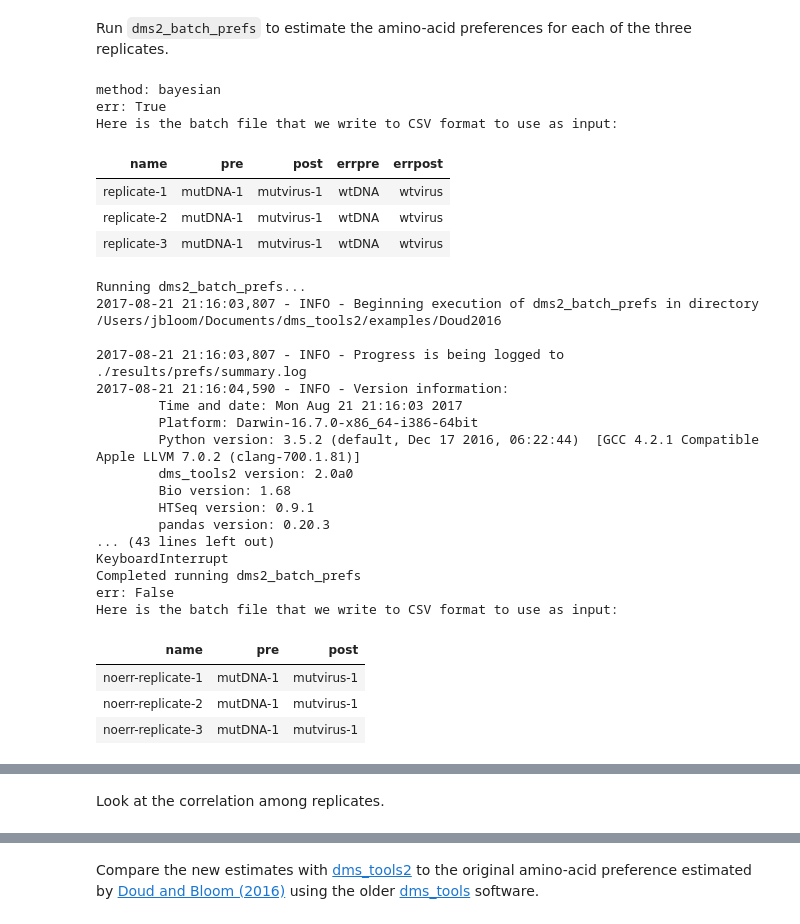
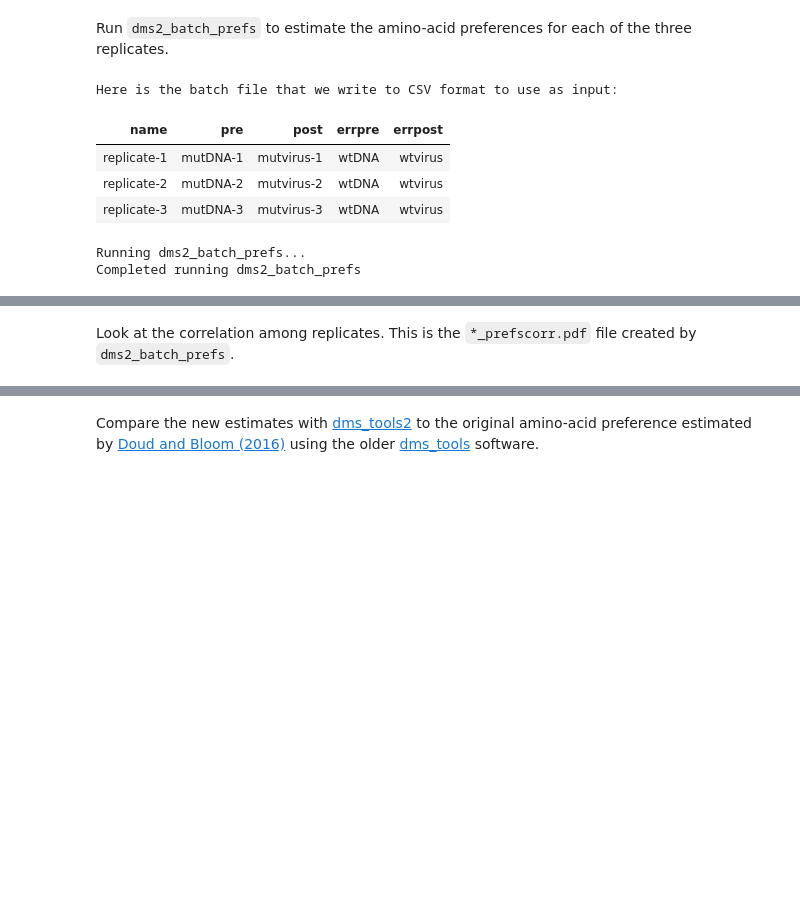
Before and after one commit to jbloomlab/dms_tools2, a Jupyter notebook: examples/Doud2016/analysis_notebook.ipynb, the cells around one changed output, grey strips where cells are left out. Drawn from its saved outputs; the diff is of its cells as text; code cells hidden in the pictures; blank space fills up the shorter version.

```diff
--- a/examples/Doud2016/analysis_notebook.ipynb
+++ b/examples/Doud2016/analysis_notebook.ipynb
@@ -297,71 +297,34 @@ Run `dms2_batch_prefs` to estimate the amino-acid preferences for each of the th
 # %%
 # prefs placed in this directory
 prefsdir = os.path.join(resultsdir, 'prefs')
 if not os.path.isdir(prefsdir):
     os.mkdir(prefsdir)
 
-allnames = []
-for method in ['bayesian', 'ratio']:
-    print("method: {0}".format(method))
-    for err in [True, False]:
-        print("err: {0}".format(err))
-        nameprefix = ''
-        if method == 'ratio':
-            nameprefix += 'ratio-'
-        if not err:
-            nameprefix += 'noerr-'
-        # create batch file for dms2_batch_prefs
-        prefsbatch = pandas.DataFrame(
-                columns=['name', 'pre', 'post', 'errpre', 'errpost'],
-                data=[
-                    ('{0}replicate-{1}'.format(nameprefix, r),
-                        'mutDNA-1', 'mutvirus-1', 'wtDNA',  'wtvirus') for r in [1, 2, 3]
-                ])
-        if not err:
-            prefsbatch = prefsbatch[['name', 'pre', 'post']]
+# create batch file for dms2_batch_prefs
+prefsbatch = pandas.DataFrame(
+        columns=['name', 'pre', 'post', 'errpre', 'errpost'],
+        data=[('replicate-1', 'mutDNA-1', 'mutvirus-1', 'wtDNA', 'wtvirus'),
+              ('replicate-2', 'mutDNA-2', 'mutvirus-2', 'wtDNA', 'wtvirus'),
+              ('replicate-3', 'mutDNA-3', 'mutvirus-3', 'wtDNA', 'wtvirus')]
+        )
+prefsbatchfile = os.path.join(prefsdir, 'batch.csv')
+print("Here is the batch file that we write to CSV format to use as input:")
+display(HTML(prefsbatch.to_html(index=False)))
+prefsbatch.to_csv(prefsbatchfile, index=False)
 
-        prefsbatchfile = os.path.join(prefsdir, 'batch.csv')
-        print("Here is the batch file that we write to CSV format to use as input:")
-        display(HTML(prefsbatch.to_html(index=False)))
-        prefsbatch.to_csv(prefsbatchfile, index=False)
-
-        print("Running dms2_batch_prefs...")
-        !dms2_batch_prefs \
-                --indir {countsdir} \
-                --batchfile {prefsbatchfile} \
-                --outdir {prefsdir} \
-                --method {method} \
-                --summaryprefix summary \
-                --use_existing {use_existing} \
-                --pseudocount 1
-        print("Completed running dms2_batch_prefs")
-        allnames += list(prefsbatch['names'])
+print("Running dms2_batch_prefs...")
+log = !dms2_batch_prefs \
+        --indir {countsdir} \
+        --batchfile {prefsbatchfile} \
+        --outdir {prefsdir} \
+        --summaryprefix summary \
+        --use_existing {use_existing}
+print("Completed running dms2_batch_prefs")
 # %% [output]
-method: bayesian
-err: True
 Here is the batch file that we write to CSV format to use as input:
 | name | pre | post | errpre | errpost |
 | replicate-1 | mutDNA-1 | mutvirus-1 | wtDNA | wtvirus |
-| replicate-2 | mutDNA-1 | mutvirus-1 | wtDNA | wtvirus |
-| replicate-3 | mutDNA-1 | mutvirus-1 | wtDNA | wtvirus |
+| replicate-2 | mutDNA-2 | mutvirus-2 | wtDNA | wtvirus |
+| replicate-3 | mutDNA-3 | mutvirus-3 | wtDNA | wtvirus |
 Running dms2_batch_prefs...
-2017-08-21 21:16:03,807 - INFO - Beginning execution of dms2_batch_prefs in directory /Users/jbloom/Documents/dms_tools2/examples/Doud2016
-
-2017-08-21 21:16:03,807 - INFO - Progress is being logged to ./results/prefs/summary.log
-2017-08-21 21:16:04,590 - INFO - Version information:
-        Time and date: Mon Aug 21 21:16:03 2017
-        Platform: Darwin-16.7.0-x86_64-i386-64bit
-        Python version: 3.5.2 (default, Dec 17 2016, 06:22:44)  [GCC 4.2.1 Compatible Apple LLVM 7.0.2 (clang-700.1.81)]
-        dms_tools2 version: 2.0a0
-        Bio version: 1.68
-        HTSeq version: 0.9.1
-        pandas version: 0.20.3
-... (43 lines left out)
-KeyboardInterrupt
 Completed running dms2_batch_prefs
-err: False
-Here is the batch file that we write to CSV format to use as input:
-| name | pre | post |
-| noerr-replicate-1 | mutDNA-1 | mutvirus-1 |
-| noerr-replicate-2 | mutDNA-1 | mutvirus-1 |
-| noerr-replicate-3 | mutDNA-1 | mutvirus-1 |
@@ -427,2 +331,3 @@ Completed running dms2_batch_prefs
 # %% [markdown]
 Look at the correlation among replicates.
+This is the `*_prefscorr.pdf` file created by `dms2_batch_prefs`.
```
Also changed, not shown: parts of 3 cells of this notebook.
